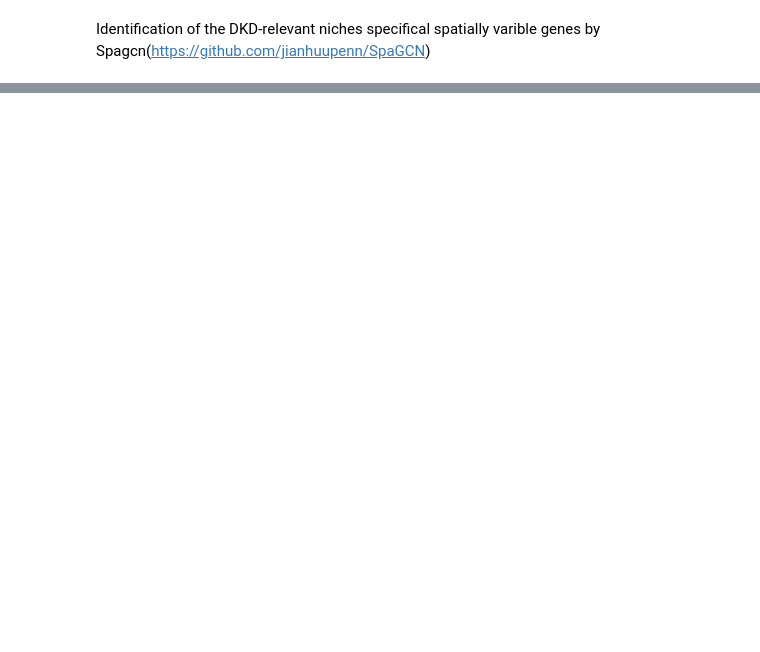
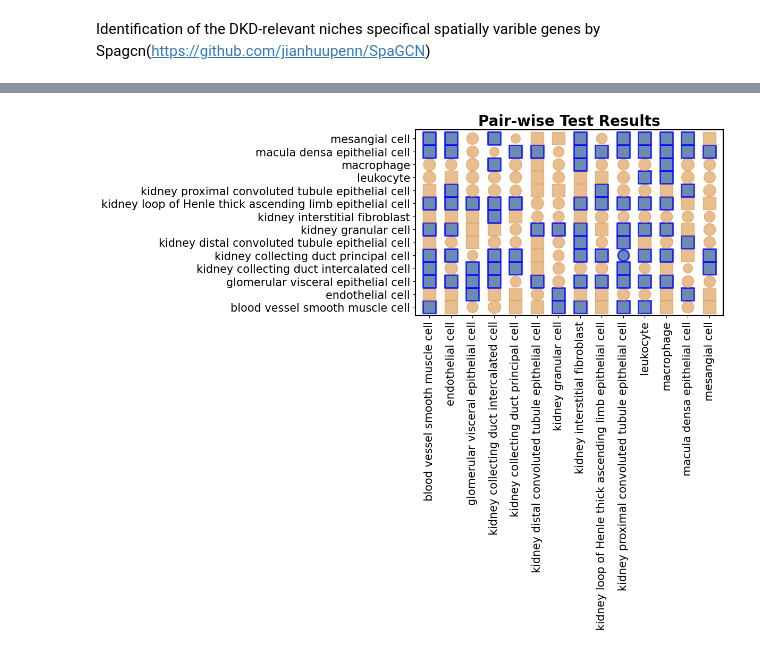
Before and after one commit to C0nc/TAICHI, a Jupyter notebook: Tutorial_real_data.ipynb, the cells around one changed output, grey strips where cells are left out. Saved outputs shown, nothing was run; the diff lists cells and outputs as text; code cells hidden in the pictures; blank space fills up the shorter version.

```diff
--- a/Tutorial_real_data.ipynb
+++ b/Tutorial_real_data.ipynb
@@ -268,0 +527,4 @@ g = sq.pl.spatial_scatter(raw_1, shape=None, color=['meta_1'], return_ax=True)
+# %%
+import scanpy as sc
+
+res = sc.read_h5ad('/home/cuiyan/mms/kidney.h5ad')
@@ -268,0 +809,2 @@ g = sq.pl.spatial_scatter(raw_1, shape=None, color=['meta_1'], return_ax=True)
+# %%
+colors = ['#4292C6', '#86B5A1', '#B95A58', '#7976A2', '#4A5E65', '#E29957']
@@ -268,0 +1163,14 @@ g = sq.pl.spatial_scatter(raw_1, shape=None, color=['meta_1'], return_ax=True)
+# %%
+diff_1 = []
+for A in m_1_4:
+    for B in m_1_4:
+        C = abs(A-B)
+        diff_1.append(C.values)
+
+diff_2 = []
+for A in m_1_2:
+    for B in m_1_4:
+        C = abs(A-B)
+        diff_2.append(C.values)
+
+s_index, p_values, effect_size, fold_change = get_fdr(np.stack(diff_2, axis=0), np.stack(diff_1, axis=0), alternative='greater')
@@ -268,0 +1183,58 @@ g = sq.pl.spatial_scatter(raw_1, shape=None, color=['meta_1'], return_ax=True)
+# %%
+import matplotlib.pyplot as plt
+import numpy as np
+import pandas as pd
+
+
+plt.rcParams['font.family'] = 'Arial'
+plt.rcParams['axes.edgecolor'] = 'black'
+plt.rcParams['axes.linewidth'] = 1.5
+plt.rcParams['axes.labelweight'] = 'bold'
+plt.rcParams['axes.titleweight'] = 'bold'
+plt.rcParams['axes.titlesize'] = 20  # Adjust title size
+plt.rcParams['axes.labelsize'] = 15
+
+
+variables = wt.obs['cell_type'].cat.categories
+significant_indices = s_index
+
+p_matrix = abs(np.reshape(fold_change, (14, 14)))
+
+colors = ['#5E1675', '#EE4266', '#FFD23F' , '#337357', '#864AF9', '#FC6736']
+
+# 绘图
+import matplotlib.pyplot as plt
+import numpy as np
+import pandas as pd
+
+# Assuming 'variables' is a list of variable names and 'significant_indices' represents indices of significant tests
+# 'p_matrix' is a 14x14 matrix of p-values
+
+plt.figure(figsize=(12, 10))
+
+for i in range(14):
+    for j in range(14):
+        fc = p_matrix[i, j]
+        size = min(300 *fc, 300)  # Adjust the size based on fold change
+
+        # Check if log fold change > 1 for deciding the marker shape
+        marker_shape = 's' if fc  > 1 else 'o'
+
+        index = i * 14 + j  # Calculate index for checking significance
+        if index in significant_indices:
+            # For significant results, use a thicker edge and specific color
+            plt.scatter(i, j, s=size, marker=marker_shape, edgecolors='blue', linewidth=2, alpha=0.8, color='#486d9e')
+        else:
+            # For non-significant results, use default edge and another color
+            plt.scatter(i, j, s=size, marker=marker_shape, alpha=0.6, color='#d99343')
+
+# Setting axis labels and titles
+plt.xticks(ticks=np.arange(len(variables)), labels=variables, rotation=90, fontsize=15)
+plt.yticks(ticks=np.arange(len(variables)), labels=variables, fontsize=15)
+plt.grid(False)
+plt.title('Pair-wise Test Results')
+
+# Show the plot
+plt.tight_layout()
+plt.show()
+# %% [output]
@@ -268,0 +1258 @@ g = sq.pl.spatial_scatter(raw_1, shape=None, color=['meta_1'], return_ax=True)
+[figure, added]
```
Also changed, not shown: parts of 22 cells of this notebook, 3 other files.
